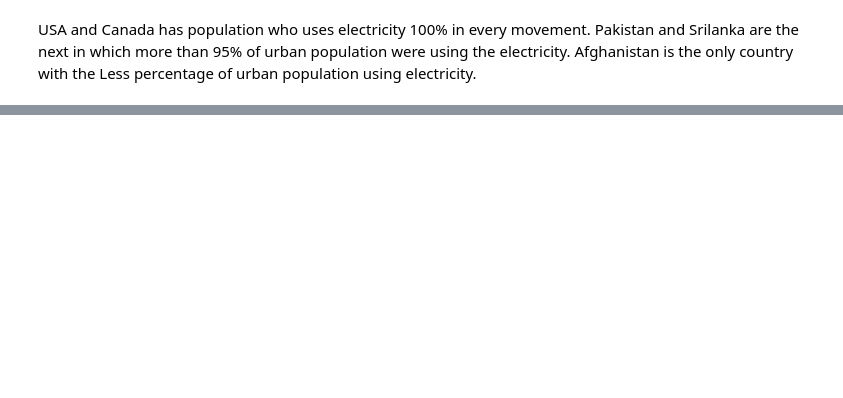
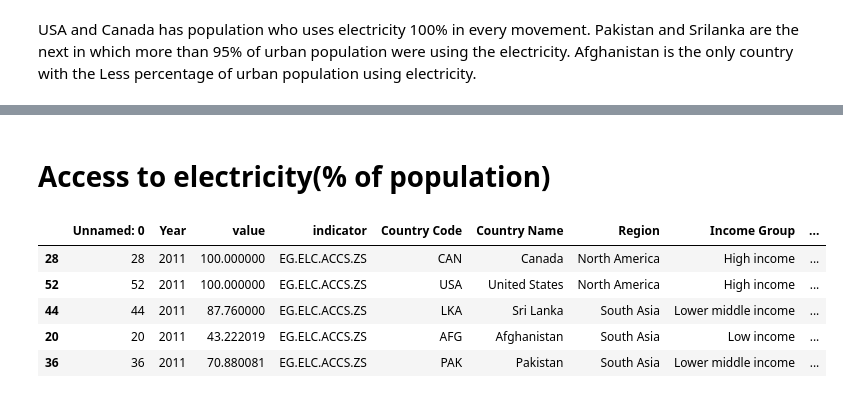
Before and after one commit to DATA-690-SPRING-2022/Sumanth1_Data690, a Jupyter notebook: Part-B/Part_B_Draft.ipynb, the cells around one changed output, grey strips where cells are left out. Saved outputs shown, nothing was run; the diff lists cells and outputs as text; code cells hidden in the pictures; blank space fills up the shorter version.

```diff
--- a/Part-B/Part_B_Draft.ipynb
+++ b/Part-B/Part_B_Draft.ipynb
@@ -170,0 +204,12 @@ USA and Canada has population who uses electricity 100% in every movement. Pakis
+# %% [markdown]
+# Access to electricity(% of population)
+# %%
+df_2011_electricity_all = df.query("Year == 2011").query("indicator == 'EG.ELC.ACCS.ZS'")
+df_2011_electricity_all.sample(5)
+# %% [output]
+|  | Unnamed: 0 | Year | value | indicator | Country Code | Country Name | Region | Income Group | ... |
+| 28 | 28 | 2011 | 100.000000 | EG.ELC.ACCS.ZS | CAN | Canada | North America | High income | ... |
+| 52 | 52 | 2011 | 100.000000 | EG.ELC.ACCS.ZS | USA | United States | North America | High income | ... |
+| 44 | 44 | 2011 | 87.760000 | EG.ELC.ACCS.ZS | LKA | Sri Lanka | South Asia | Lower middle income | ... |
+| 20 | 20 | 2011 | 43.222019 | EG.ELC.ACCS.ZS | AFG | Afghanistan | South Asia | Low income | ... |
+| 36 | 36 | 2011 | 70.880081 | EG.ELC.ACCS.ZS | PAK | Pakistan | South Asia | Lower middle income | ... |
```
Also changed, not shown: parts of 13 cells of this notebook.
